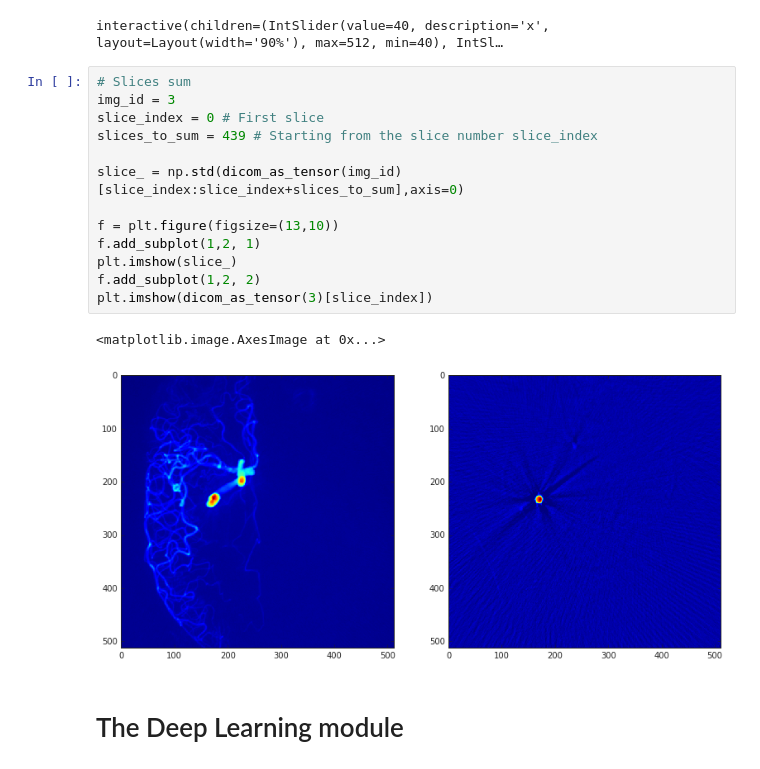
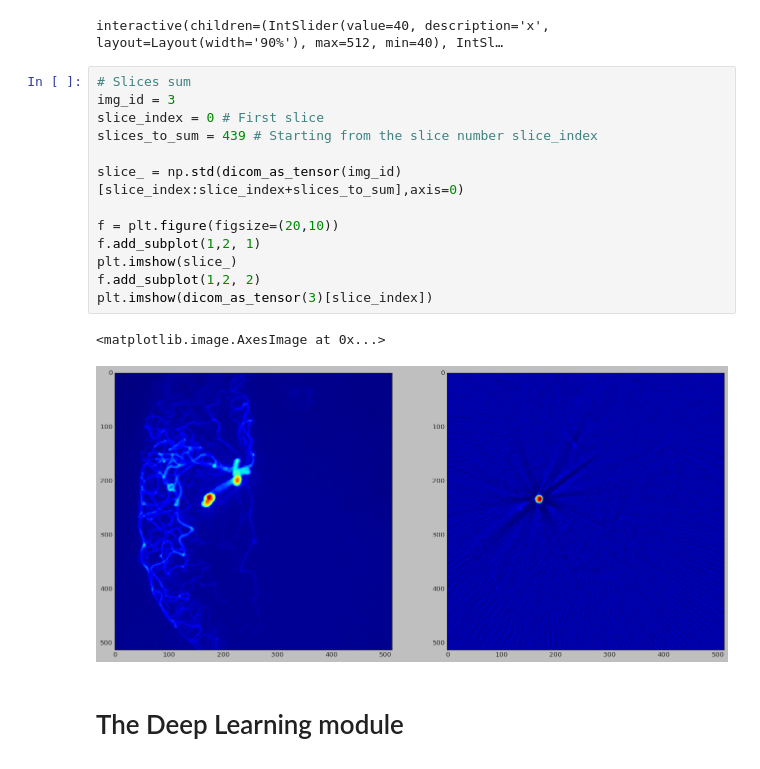
Before and after one commit to amer/2DUnet, a Jupyter notebook: inspect_aneurysm_data.ipynb, the cells around one changed output. Drawn from its saved outputs; the diff is of its cells as text.

```diff
--- a/inspect_aneurysm_data.ipynb
+++ b/inspect_aneurysm_data.ipynb
@@ -258,19 +252,19 @@ interactive(children=(IntSlider(value=40, description='x', layout=Layout(width='
 # %%
 # Slices sum
 img_id = 3
 slice_index = 0 # First slice
 slices_to_sum = 439 # Starting from the slice number slice_index
 
 slice_ = np.std(dicom_as_tensor(img_id)[slice_index:slice_index+slices_to_sum],axis=0)
 
-f = plt.figure(figsize=(13,10))
+f = plt.figure(figsize=(20,10))
 f.add_subplot(1,2, 1)
 plt.imshow(slice_)
 f.add_subplot(1,2, 2)
 plt.imshow(dicom_as_tensor(3)[slice_index])
 # %% [output]
 <matplotlib.image.AxesImage at 0x...>
-[figure, old version]
+[figure, new version]
 # %% [markdown]
 # The Deep Learning module
 # %%
```
Also changed, not shown: parts of 29 cells of this notebook, 7 other files.
